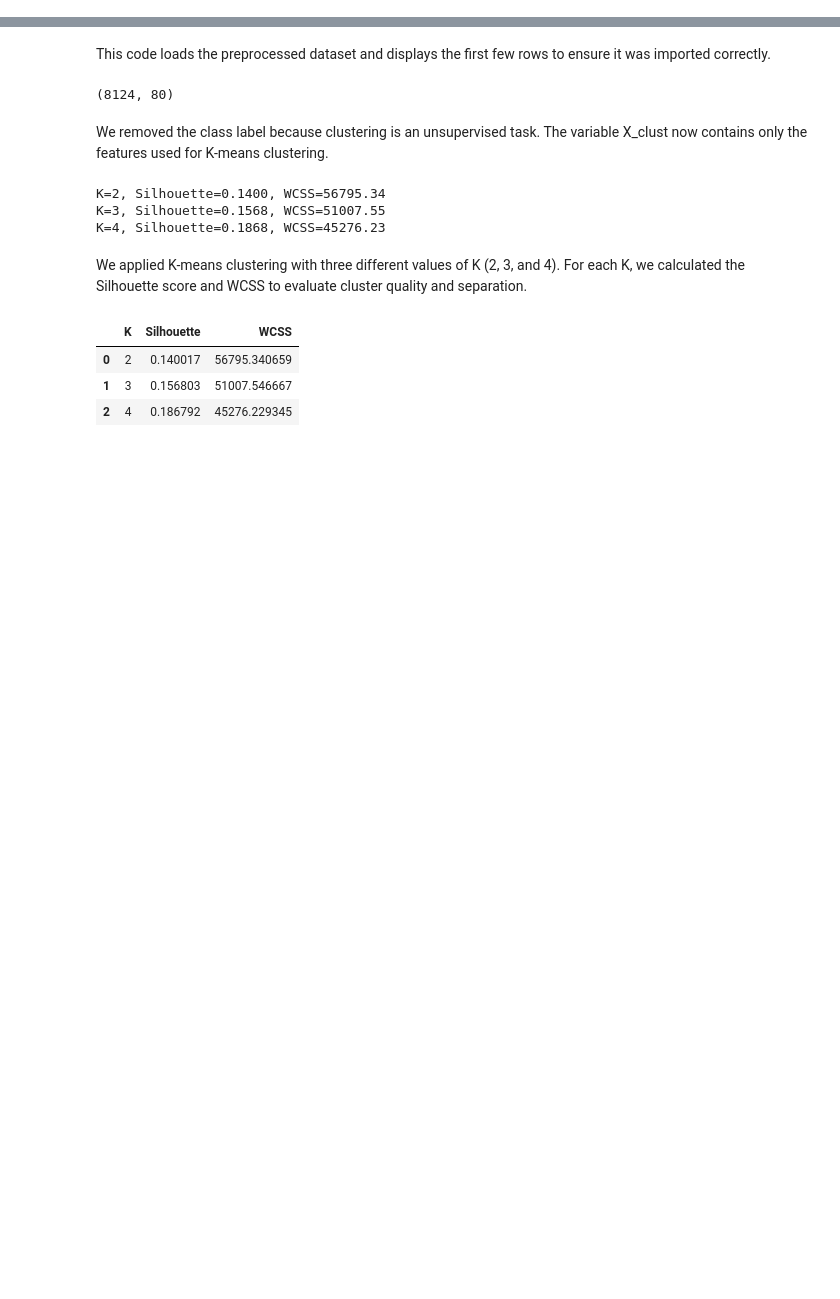
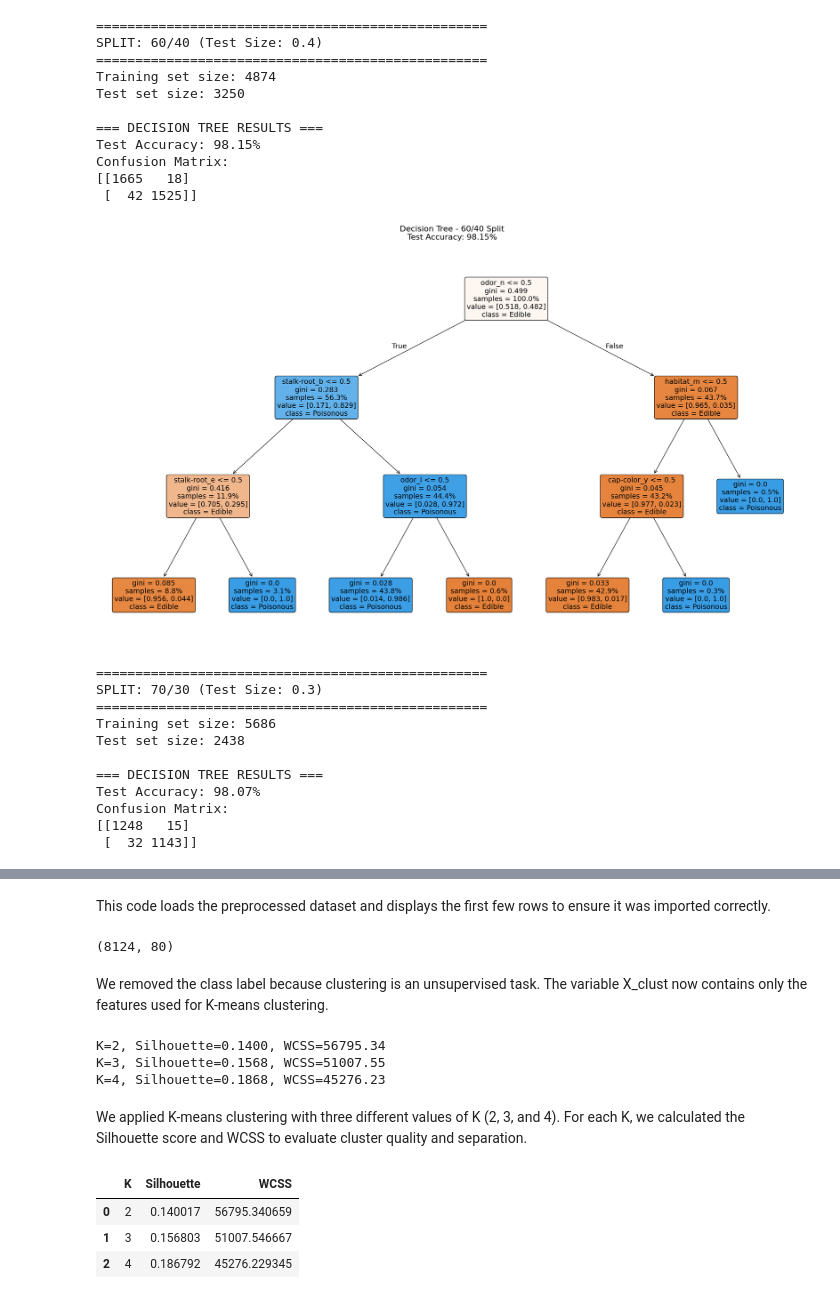
Before and after one commit to HaifaAziz1/IT326-Mushroom-Project, a Jupyter notebook: Phase3.ipynb, the cells around one changed output, grey strips where cells are left out. Saved outputs shown, nothing was run; the diff lists cells and outputs as text; code cells hidden in the pictures; blank space fills up the shorter version.

```diff
--- a/Phase3.ipynb
+++ b/Phase3.ipynb
@@ -2,0 +72,80 @@
+# %%
+# experimenting with different data split ratios
+for i, test_size in enumerate(split_ratios):
+    print(f"\n{'='*50}")
+    print(f"SPLIT: {split_names[i]} (Test Size: {test_size})")
+    print(f"{'='*50}")
+
+    # splitting data into training and testing sets
+    X_train, X_test, y_train, y_test = train_test_split(
+        X, y,
+        test_size=test_size,
+        random_state=42,
+        stratify=y  # startification helps by maintaining class balance in splits
+    )
+
+    print(f"Training set size: {len(X_train)}")
+    print(f"Test set size: {len(X_test)}")
+
+    # Initializing the Decision Tree classifier (Gini)
+    dt_model = DecisionTreeClassifier(
+        criterion='gini',
+        random_state=42,
+        max_depth=3
+    )
+
+
+    # training the model & making predictions
+    dt_model.fit(X_train, y_train)
+    y_pred = dt_model.predict(X_test)
+
+
+    # displaying model performance metrics
+    test_accuracy = accuracy_score(y_test, y_pred)
+    cm = confusion_matrix(y_test, y_pred)
+
+    print("\n=== DECISION TREE RESULTS ===")
+    print(f"Test Accuracy: {test_accuracy:.2%}")
+    print(f"Confusion Matrix:")
+    print(cm)
+
+
+
+    # visualizing the decision tree
+    plt.figure(figsize=(20, 12))
+    plot_tree(dt_model,
+             filled=True,
+             feature_names=X.columns,
+             class_names=['Edible', 'Poisonous'],
+             rounded=True,
+             fontsize=14,
+             proportion=True)
+
+    plt.title(f'Decision Tree - {split_names[i]} Split\nTest Accuracy: {test_accuracy:.2%}',
+              fontsize=16, pad=20)
+    plt.tight_layout()
+    plt.show()
+# %% [output]
+==================================================
+SPLIT: 60/40 (Test Size: 0.4)
+==================================================
+Training set size: 4874
+Test set size: 3250
+
+=== DECISION TREE RESULTS ===
+Test Accuracy: 98.15%
+Confusion Matrix:
+[[1665   18]
+ [  42 1525]]
+[figure, added]
+==================================================
+SPLIT: 70/30 (Test Size: 0.3)
+==================================================
+Training set size: 5686
+Test set size: 2438
+
+=== DECISION TREE RESULTS ===
+Test Accuracy: 98.07%
+Confusion Matrix:
+[[1248   15]
+ [  32 1143]]
```
Also changed, not shown: parts of 20 cells of this notebook.
